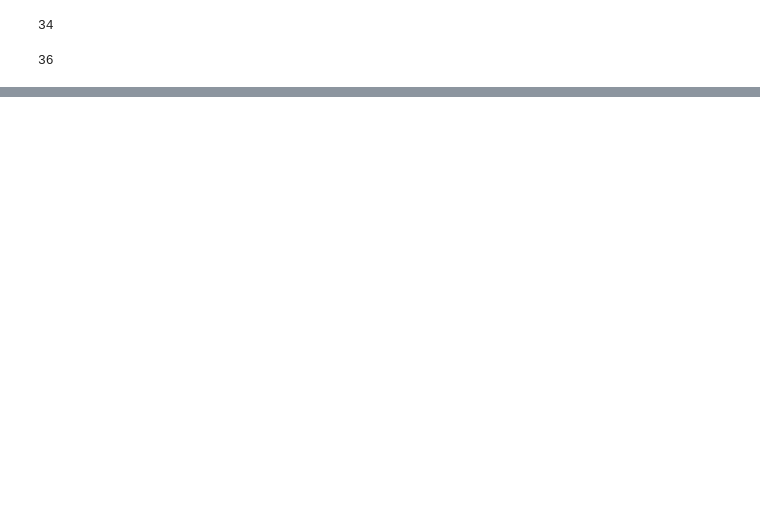
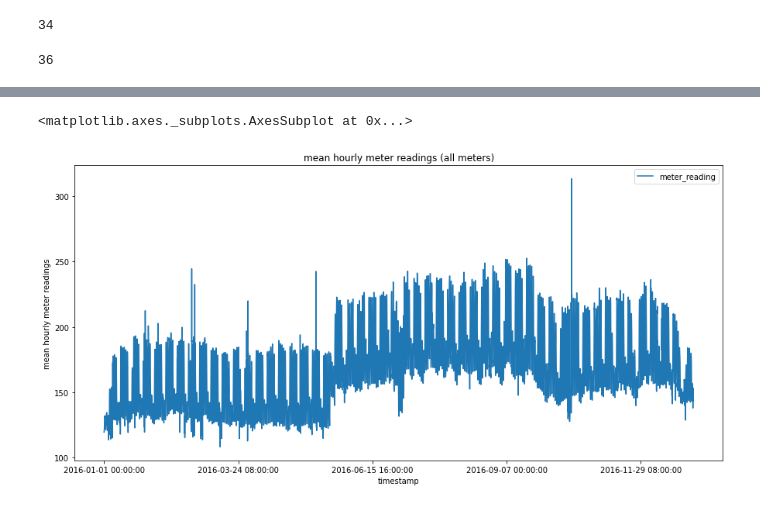
Before and after one commit to TamaraSumarac/6.862_MachineLearningProject, a Jupyter notebook: BuildingEnergyConsumption/Code/LinearRegression.ipynb, the cells around one changed output, grey strips where cells are left out. Cells and saved outputs as stored; diff of their text form; code cells hidden in the pictures; blank space fills up the shorter version.

Commit message:
Linear regression example
Linear regression model fit for one building and reduced number of features

```diff
--- a/BuildingEnergyConsumption/Code/LinearRegression.ipynb
+++ b/BuildingEnergyConsumption/Code/LinearRegression.ipynb
@@ -153,0 +95,13 @@ normalizer = preprocessing.Normalization()
+# %%
+# In colab import files like:
+datafolder = '../Data/ashrae-energy-prediction/'
+pd_all = process_data(datafolder)
+# %%
+# Choose only building_id, timestamp, meter_reading, primary_use, square_feet, year_built,air_temperature as relevant features and choose only electricity as meter
+pd_initial = pd_all[['building_id','meter','timestamp','meter_reading', 'primary_use','square_feet','year_built','air_temperature']]
+pd_init_elect = pd_initial.loc[(pd_initial["meter"]==0)]
+# %%
+pd_init_elect.groupby(by = "timestamp").mean().filter(["timestamp", "meter_reading"]).plot(figsize =(15,7), ylabel = "mean hourly meter readings", title = "mean hourly meter readings (all meters)")
+# %% [output]
+<matplotlib.axes._subplots.AxesSubplot at 0x...>
+[figure, added]
```
Also changed, not shown: parts of 70 cells of this notebook.
